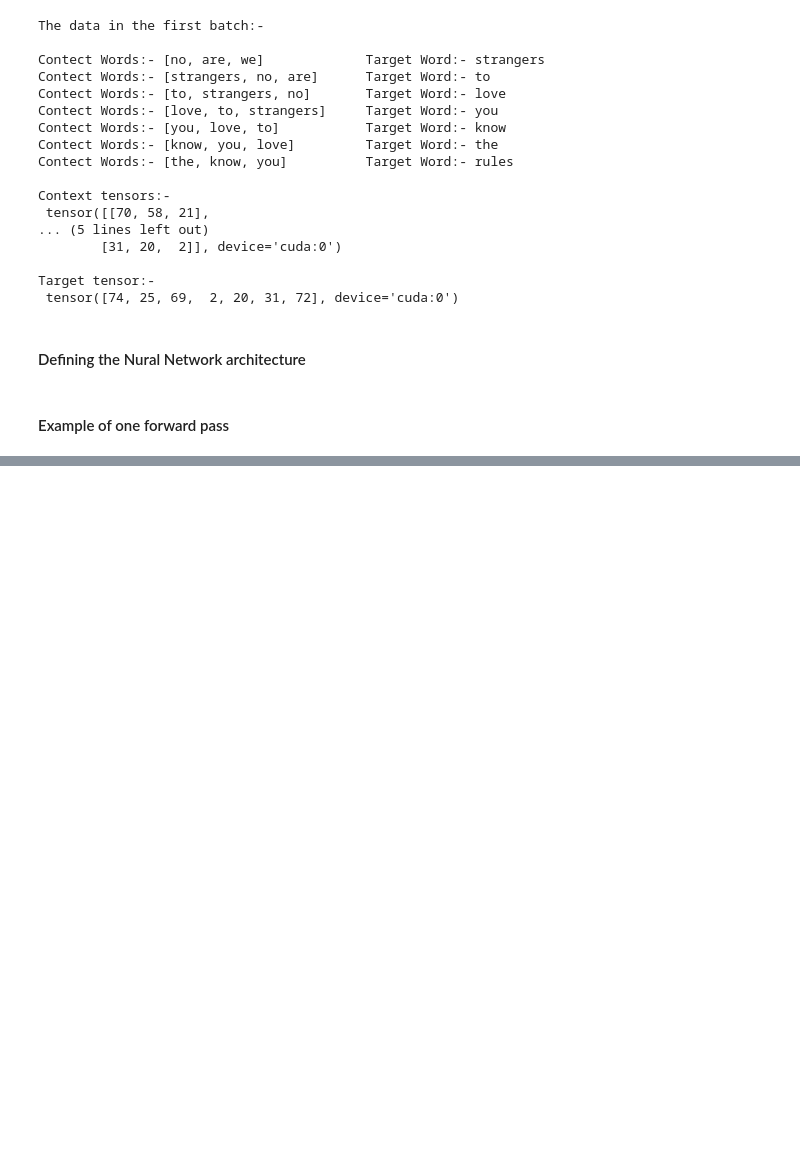
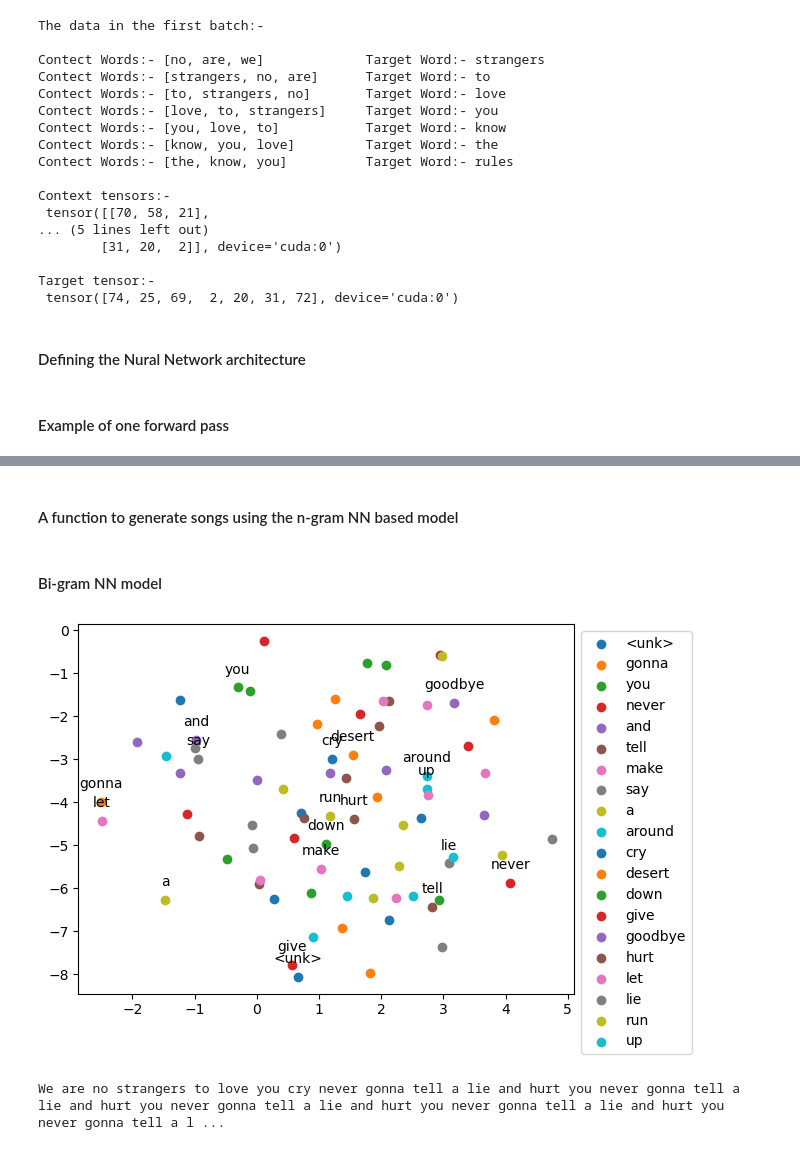
Before and after one commit to vijayabalanj1994/90s_Song_Generator, a Jupyter notebook: code.ipynb, the cells around one changed output, grey strips where cells are left out. Cells and saved outputs as stored; diff of their text form; code cells hidden in the pictures; blank space fills up the shorter version.

Commit message:
implemented 4-gram and 8-gram models

```diff
--- a/code.ipynb
+++ b/code.ipynb
@@ -523,0 +483,2 @@ array([[ 0.08868341, -2.4159017 ],
+# %% [markdown]
+#### A function to generate songs using the n-gram NN based model
@@ -523,0 +494,18 @@ array([[ 0.08868341, -2.4159017 ],
+# %%
+loss_list = []
+# %% [markdown]
+#### Bi-gram NN model
+# %%
+CONTEXT_SIZE = 2
+model_2_gram = NGramLanguageModeler(vocab_size, EMBEDDING_DIM, CONTEXT_SIZE).to(device)
+loss_2_gram = train(dataloader,model_2_gram)
+loss_list.append(loss_2_gram)
+
+#visualizing Word Embeddings
+plot_word_embeddings(model_2_gram)
+
+# generating the song
+print(write_song(model_2_gram, number_of_words=100, n_gram=CONTEXT_SIZE))
+# %% [output]
+[figure, added]
+We are no strangers to love you cry never gonna tell a lie and hurt you never gonna tell a lie and hurt you never gonna tell a lie and hurt you never gonna tell a lie and hurt you never gonna tell a l ...
```
Also changed, not shown: parts of 18 cells of this notebook.
